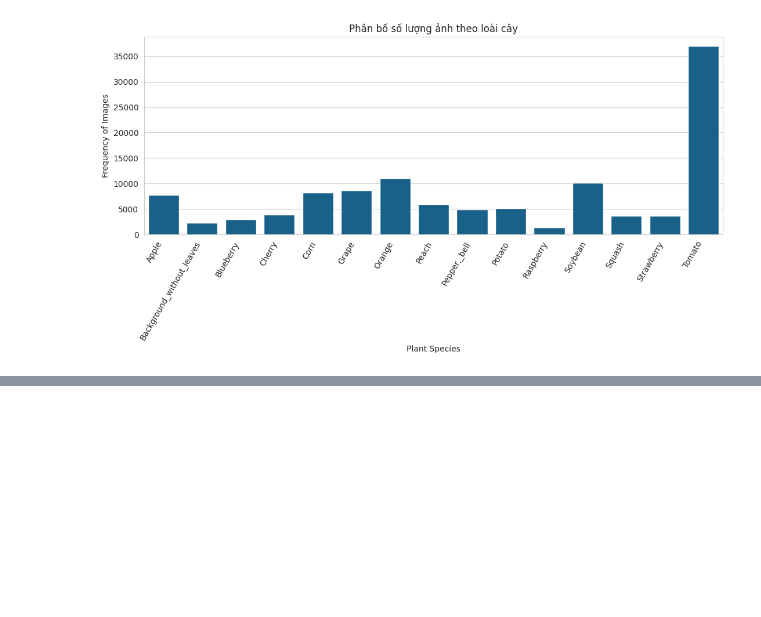
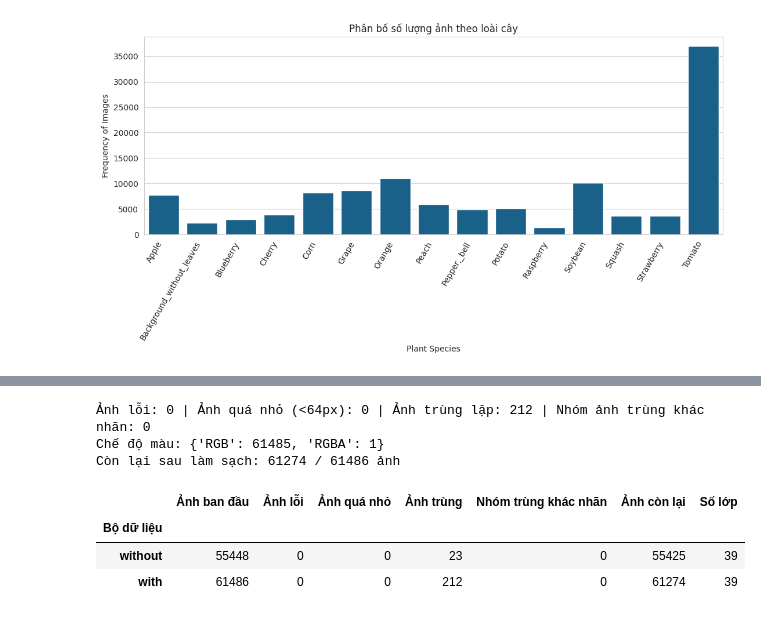
Before and after one commit to doanxuantuong/PlantLeafDiseaseClassification, a Jupyter notebook: Plant_Leaf_Disease_Classification.ipynb, the cells around one changed output, grey strips where cells are left out. Drawn from its saved outputs; the diff is of its cells as text; code cells hidden in the pictures; blank space fills up the shorter version.

Commit message:
cleaning

```diff
--- a/Plant_Leaf_Disease_Classification.ipynb
+++ b/Plant_Leaf_Disease_Classification.ipynb
@@ -291,0 +365,73 @@ plt.show()
+# %%
+df["src"] = np.where(df["source"].str.contains("without_augmentation"), "without", "with")
+ACTIVE = "without"   # hoặc "with" nếu muốn train trên bộ có augmentation
+def inspect(p):
+    try:
+        with Image.open(p) as im:
+            im.verify()
+        with Image.open(p) as im:
+            im.load(); w, h = im.size; mode = im.mode
+        with open(p, "rb") as fh:
+            md5 = hashlib.md5(fh.read()).hexdigest()
+        return (w, h, mode, md5, True)
+    except Exception:
+        return (0, 0, "", "", False)
+
+
+def inspect_images(d):
+    with ThreadPoolExecutor(8) as ex:
+        res = list(tqdm(ex.map(inspect, d.path), total=len(d), desc="Kiểm tra ảnh"))
+    d = d.copy()
+    d[["w", "h", "mode", "md5", "ok"]] = pd.DataFrame(res, index=d.index)
+    return d
+
+
+def clean_dataset(d, name):
+    d = inspect_images(d)
+    n_bad = int((~d.ok).sum())
+    n_small = int(((d.w < 64) | (d.h < 64))[d.ok].sum())
+    dup_mask = d.ok & d.duplicated("md5", keep="first")
+    conflict = d[d.ok].groupby("md5").label.nunique()
+    n_conflict = int((conflict > 1).sum())
+    print(f"Ảnh lỗi: {n_bad} | Ảnh quá nhỏ (<64px): {n_small} | Ảnh trùng lặp: {int(dup_mask.sum())} "
+          f"| Nhóm ảnh trùng khác nhãn: {n_conflict}")
+    print("Chế độ màu:", d[d.ok]["mode"].value_counts().to_dict())
+
+    conflict_md5 = set(conflict[conflict > 1].index)
+    keep = d.ok & ~dup_mask & (d.w >= 64) & (d.h >= 64) & ~d.md5.isin(conflict_md5)
+    out = d[keep].reset_index(drop=True).copy()
+    print(f"Còn lại sau làm sạch: {len(out)} / {len(d)} ảnh")
+
+    if CFG["MAX_PER_CLASS"]:
+        out = (out.groupby("label", group_keys=False)
+               .apply(lambda g: g.sample(min(len(g), CFG["MAX_PER_CLASS"]), random_state=SEED))
+               .reset_index(drop=True))
+        print("Chế độ chạy thử: giới hạn", CFG["MAX_PER_CLASS"], "ảnh/lớp ->", len(out), "ảnh")
+
+    cls = sorted(out.label.unique())
+    c2i = {c: i for i, c in enumerate(cls)}
+    out["y"] = out.label.map(c2i)
+    stats = {"Bộ dữ liệu": name, "Ảnh ban đầu": len(d), "Ảnh lỗi": n_bad, "Ảnh quá nhỏ": n_small,
+             "Ảnh trùng": int(dup_mask.sum()), "Nhóm trùng khác nhãn": n_conflict,
+             "Ảnh còn lại": len(out), "Số lớp": len(cls)}
+    return out, cls, c2i, stats
+
+
+CLEAN, all_stats = {}, []
+for name in ["without", "with"]:
+    print(f"\n===== Bộ dữ liệu: {name} augmentation =====")
+    out, cls, c2i, st = clean_dataset(df[df.src == name], name)
+    CLEAN[name] = dict(df=out, classes=cls, C2I=c2i)
+    all_stats.append(st)
+display(pd.DataFrame(all_stats).set_index("Bộ dữ liệu"))
+
+# Bộ dùng cho các mục sau (ACTIVE đã đặt ở ô 1)
+df_clean = CLEAN[ACTIVE]["df"]
+classes = CLEAN[ACTIVE]["classes"]
+C2I = CLEAN[ACTIVE]["C2I"]
+NUM_CLASSES = len(classes)
+
+init_active = next(s["Ảnh ban đầu"] for s in all_stats if s["Bộ dữ liệu"] == ACTIVE)
+print(f"\nĐang dùng bộ '{ACTIVE}': {len(df_clean)} ảnh, {NUM_CLASSES} lớp")
+print("Khớp với EDA:", init_active == len(df), f"(EDA: {len(df)} | bảng làm sạch: {init_active})")
+# %% [output]
@@ -291,0 +444,7 @@ plt.show()
+Ảnh lỗi: 0 | Ảnh quá nhỏ (<64px): 0 | Ảnh trùng lặp: 212 | Nhóm ảnh trùng khác nhãn: 0
+Chế độ màu: {'RGB': 61485, 'RGBA': 1}
+Còn lại sau làm sạch: 61274 / 61486 ảnh
+|  | Ảnh ban đầu | Ảnh lỗi | Ảnh quá nhỏ | Ảnh trùng | Nhóm trùng khác nhãn | Ảnh còn lại | Số lớp |
+| Bộ dữ liệu |  |  |  |  |  |  |  |
+| without | 55448 | 0 | 0 | 23 | 0 | 55425 | 39 |
+| with | 61486 | 0 | 0 | 212 | 0 | 61274 | 39 |
```
Also changed, not shown: parts of 7 cells of this notebook.
